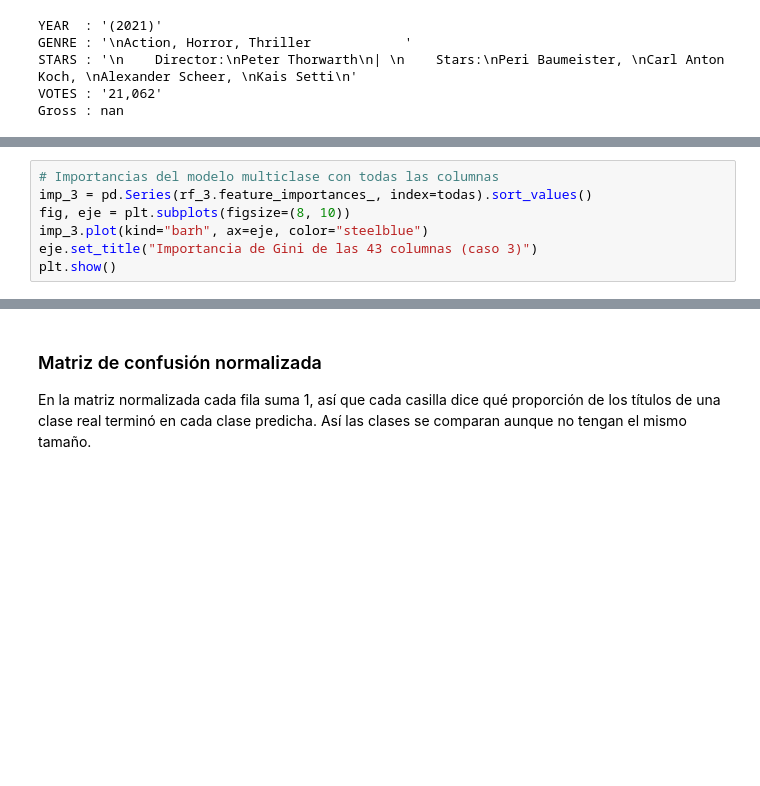
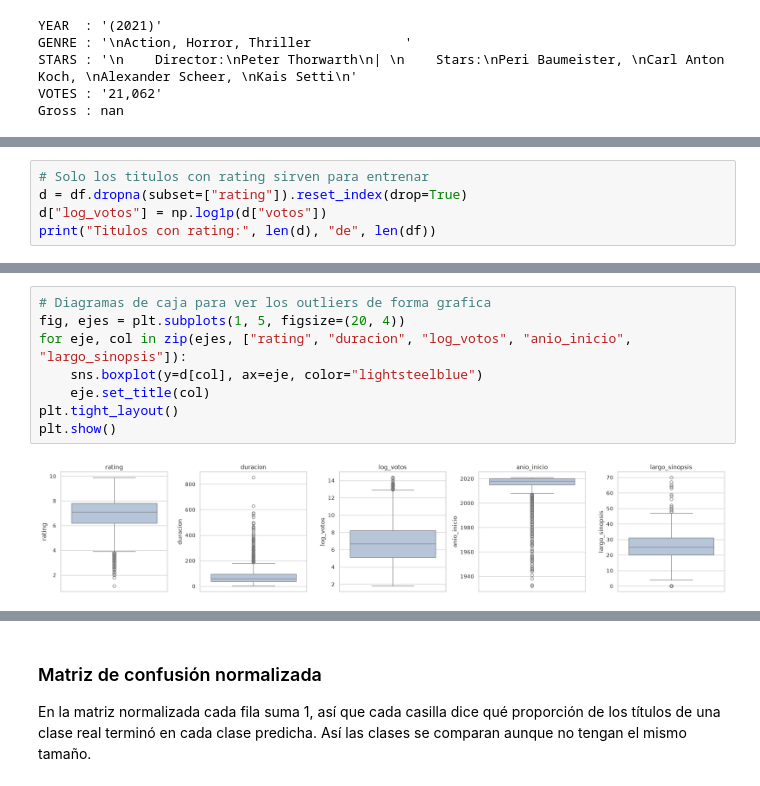
Before and after one commit to matias-martinez-moreno/entregable-2, a Jupyter notebook: peliculas/randomForest.ipynb, the cells around one changed output, grey strips where cells are left out. Saved outputs shown, nothing was run; the diff lists cells and outputs as text; blank space fills up the shorter version.

```diff
--- a/peliculas/randomForest.ipynb
+++ b/peliculas/randomForest.ipynb
@@ -657,7 +86,0 @@ Cada conjunto de columnas se evalúa con validación cruzada dentro del entrenam
-# %%
-# Importancias del modelo multiclase con todas las columnas
-imp_3 = pd.Series(rf_3.feature_importances_, index=todas).sort_values()
-fig, eje = plt.subplots(figsize=(8, 10))
-imp_3.plot(kind="barh", ax=eje, color="steelblue")
-eje.set_title("Importancia de Gini de las 43 columnas (caso 3)")
-plt.show()
@@ -722,0 +264,5 @@ tabla_3
+# %%
+# Solo los titulos con rating sirven para entrenar
+d = df.dropna(subset=["rating"]).reset_index(drop=True)
+d["log_votos"] = np.log1p(d["votos"])
+print("Titulos con rating:", len(d), "de", len(df))
@@ -722,0 +358,10 @@ tabla_3
+# %%
+# Diagramas de caja para ver los outliers de forma grafica
+fig, ejes = plt.subplots(1, 5, figsize=(20, 4))
+for eje, col in zip(ejes, ["rating", "duracion", "log_votos", "anio_inicio", "largo_sinopsis"]):
+    sns.boxplot(y=d[col], ax=eje, color="lightsteelblue")
+    eje.set_title(col)
+plt.tight_layout()
+plt.show()
+# %% [output]
+[figure, added]
```
Also changed, not shown: parts of 128 cells of this notebook, 2 other files.
